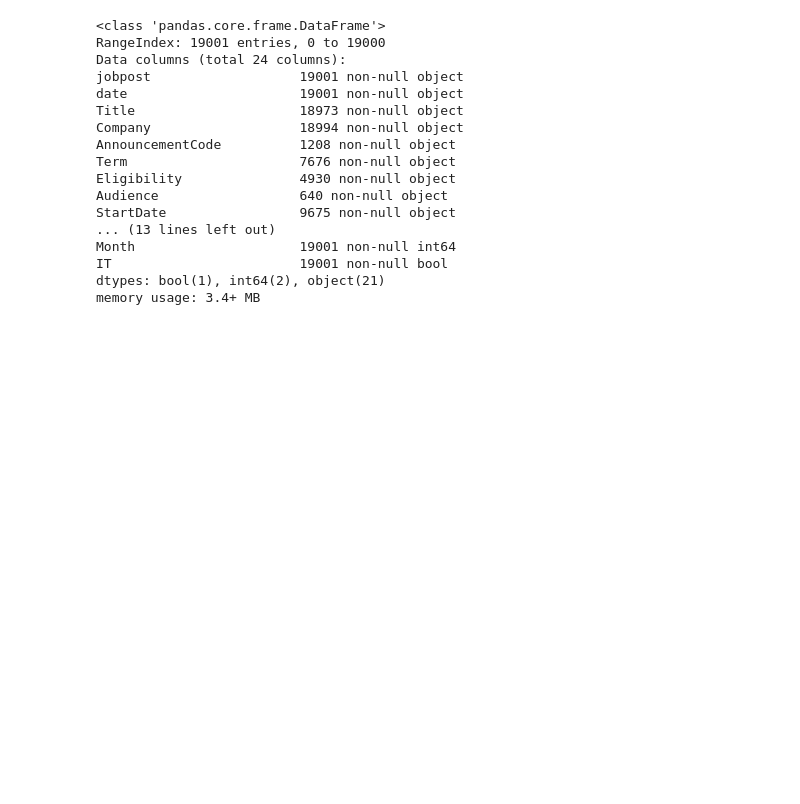
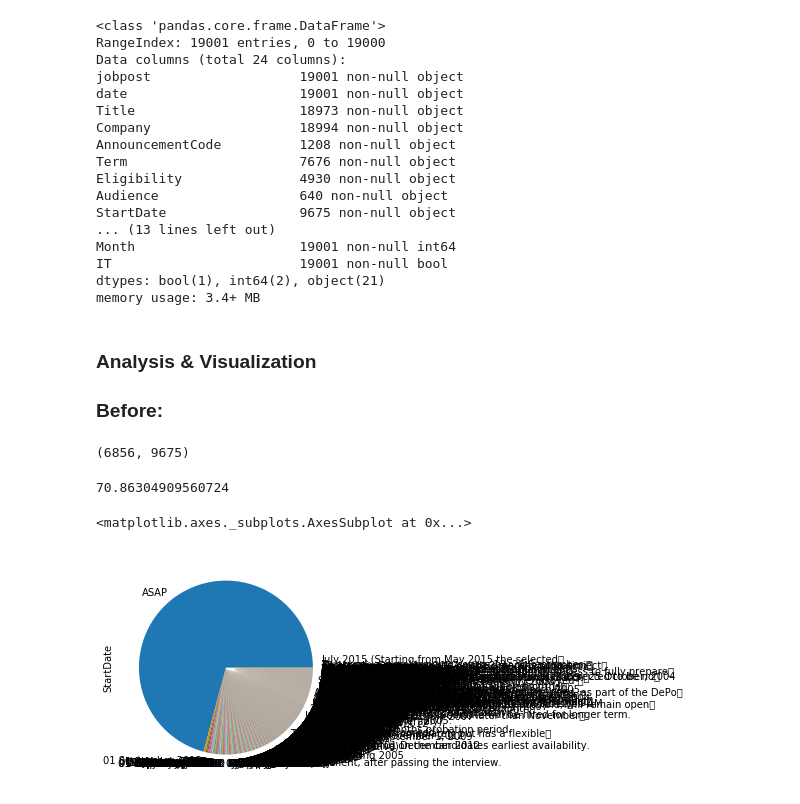
Before and after one commit to alto516/Data-wrangling, a Jupyter notebook: data-wrangling.ipynb, the cells around one changed output. Drawn from its saved outputs; the diff is of its cells as text; code cells hidden in the pictures; blank space fills up the shorter version.

Commit message:
add visualization

```diff
--- a/data-wrangling.ipynb
+++ b/data-wrangling.ipynb
@@ -188,3 +189,25 @@ memory usage: 3.4+ MB
 # %%
 for phrase in asap_list:
     assert phrase not in df_clean.StartDate.values
+# %% [markdown]
+###  Analysis & Visualization
+### Before:
+# %%
+asap_count = df_clean.StartDate.value_counts()['ASAP']
+non_empty_count = df_clean.StartDate.count()
+asap_count , non_empty_count
+# %% [output]
+(6856, 9675)
+# %%
+(asap_count/non_empty_count)*100
+# approximately 71% of job postings have an urgent start date. (구직의 71%가 긴급하게 직업을 찾고 있음)
+# 전체 데이터의 startdate의 분포를 chart로 본다면 이해하기 더 쉬울것.(pie-chart로 그려보겠음.)
+# %% [output]
+70.86304909560724
+# %%
+%matplotlib inline
+
+df_clean.StartDate.value_counts().plot(kind = 'pie')
+# %% [output]
+<matplotlib.axes._subplots.AxesSubplot at 0x...>
+[figure, added]
```
Also changed, not shown: parts of 9 cells of this notebook.
